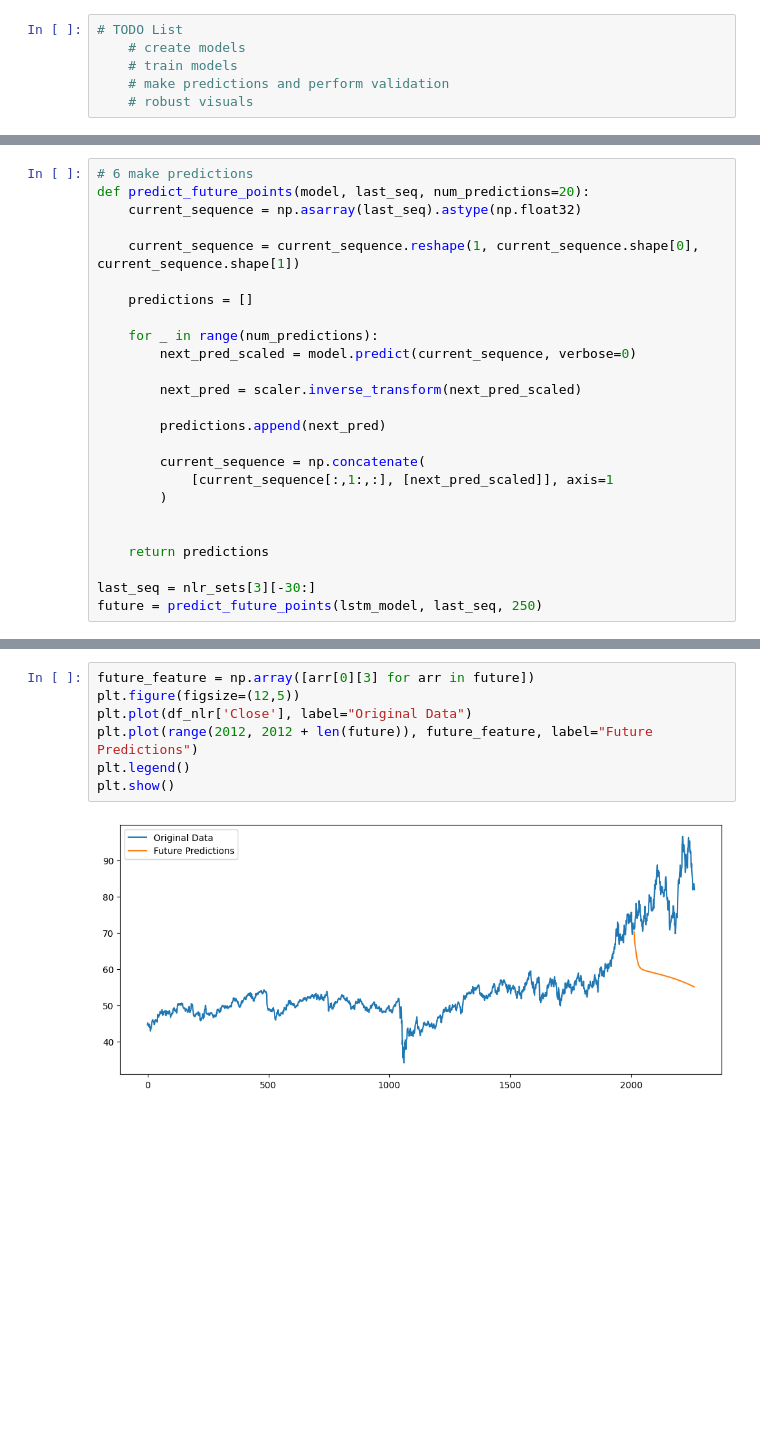
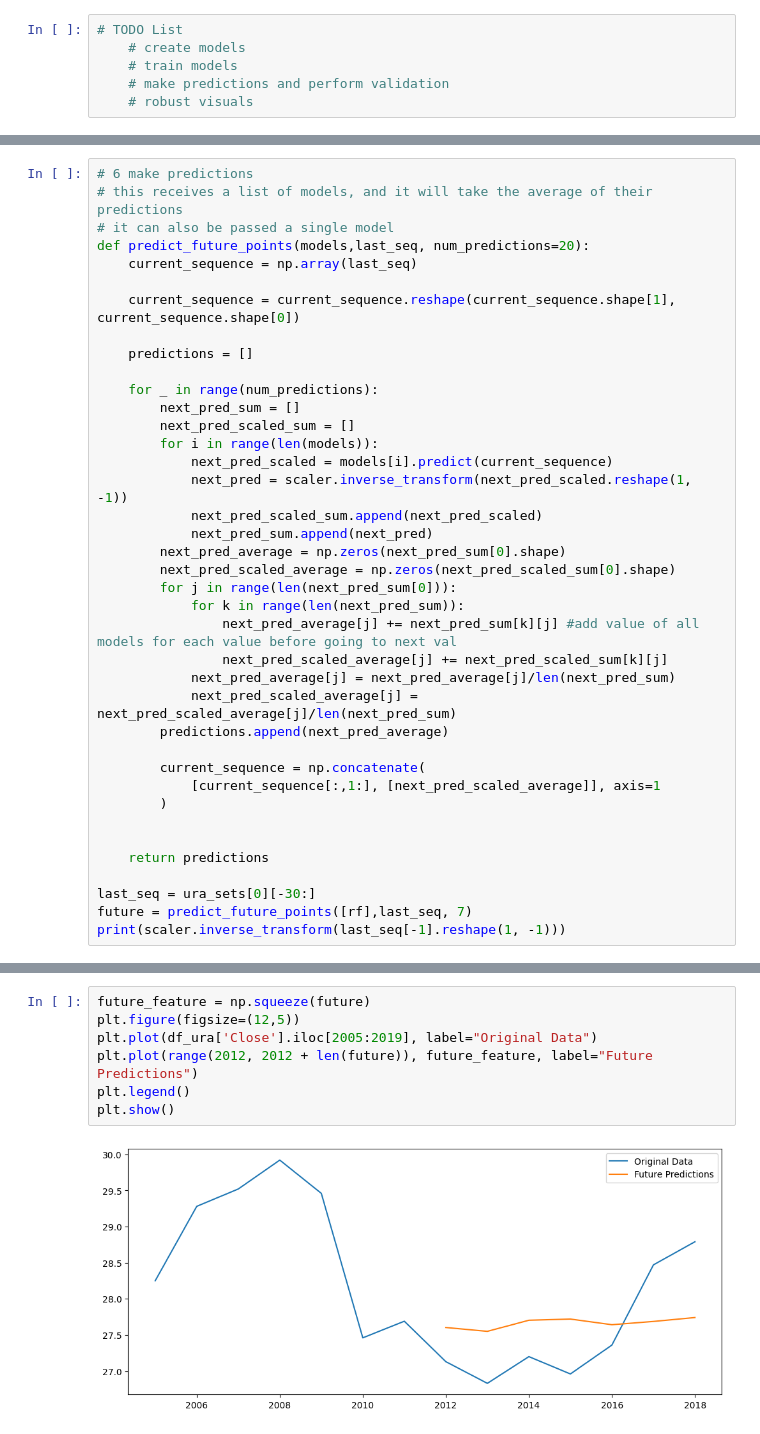
Before and after one commit to theophilus28/ML-Energy-Stock-Predictor, a Jupyter notebook: EnergyStockPredictor.ipynb, the cells around one changed output, grey strips where cells are left out. Cells and saved outputs as stored; diff of their text form; blank space fills up the shorter version.

Commit message:
got rf working, predictions are still sub optimal over time, conclusions have been drawn

```diff
--- a/EnergyStockPredictor.ipynb
+++ b/EnergyStockPredictor.ipynb
@@ -156,25 +172,39 @@ Epoch 100/100
 # %%
 # 6 make predictions
-def predict_future_points(model, last_seq, num_predictions=20):
-    current_sequence = np.asarray(last_seq).astype(np.float32)
+# this receives a list of models, and it will take the average of their predictions
+# it can also be passed a single model
+def predict_future_points(models,last_seq, num_predictions=20):
+    current_sequence = np.array(last_seq)
 
-    current_sequence = current_sequence.reshape(1, current_sequence.shape[0], current_sequence.shape[1])
+    current_sequence = current_sequence.reshape(current_sequence.shape[1], current_sequence.shape[0])
 
     predictions = []
 
     for _ in range(num_predictions):
-        next_pred_scaled = model.predict(current_sequence, verbose=0)
-
-        next_pred = scaler.inverse_transform(next_pred_scaled)
-
-        predictions.append(next_pred)
+        next_pred_sum = []
+        next_pred_scaled_sum = []
+        for i in range(len(models)):
+            next_pred_scaled = models[i].predict(current_sequence)
+            next_pred = scaler.inverse_transform(next_pred_scaled.reshape(1, -1))
+            next_pred_scaled_sum.append(next_pred_scaled)
+            next_pred_sum.append(next_pred)
+        next_pred_average = np.zeros(next_pred_sum[0].shape)
+        next_pred_scaled_average = np.zeros(next_pred_scaled_sum[0].shape)
+        for j in range(len(next_pred_sum[0])):
+            for k in range(len(next_pred_sum)):
+                next_pred_average[j] += next_pred_sum[k][j] #add value of all models for each value before going to next val
+                next_pred_scaled_average[j] += next_pred_scaled_sum[k][j]
+            next_pred_average[j] = next_pred_average[j]/len(next_pred_sum)
+            next_pred_scaled_average[j] = next_pred_scaled_average[j]/len(next_pred_sum)
+        predictions.append(next_pred_average)
 
         current_sequence = np.concatenate(
-            [current_sequence[:,1:,:], [next_pred_scaled]], axis=1
+            [current_sequence[:,1:], [next_pred_scaled_average]], axis=1
         )
 
 
     return predictions
 
-last_seq = nlr_sets[3][-30:]
-future = predict_future_points(lstm_model, last_seq, 250)
+last_seq = ura_sets[0][-30:]
+future = predict_future_points([rf],last_seq, 7)
+print(scaler.inverse_transform(last_seq[-1].reshape(1, -1)))
@@ -181,9 +213,9 @@ future = predict_future_points(lstm_model, last_seq, 250)
 # %%
-future_feature = np.array([arr[0][3] for arr in future])
+future_feature = np.squeeze(future)
 plt.figure(figsize=(12,5))
-plt.plot(df_nlr['Close'], label="Original Data")
+plt.plot(df_ura['Close'].iloc[2005:2019], label="Original Data")
 plt.plot(range(2012, 2012 + len(future)), future_feature, label="Future Predictions")
 plt.legend()
 plt.show()
 # %% [output]
-[figure, old version]
+[figure, new version]
```
Also changed, not shown: parts of 6 cells of this notebook.
